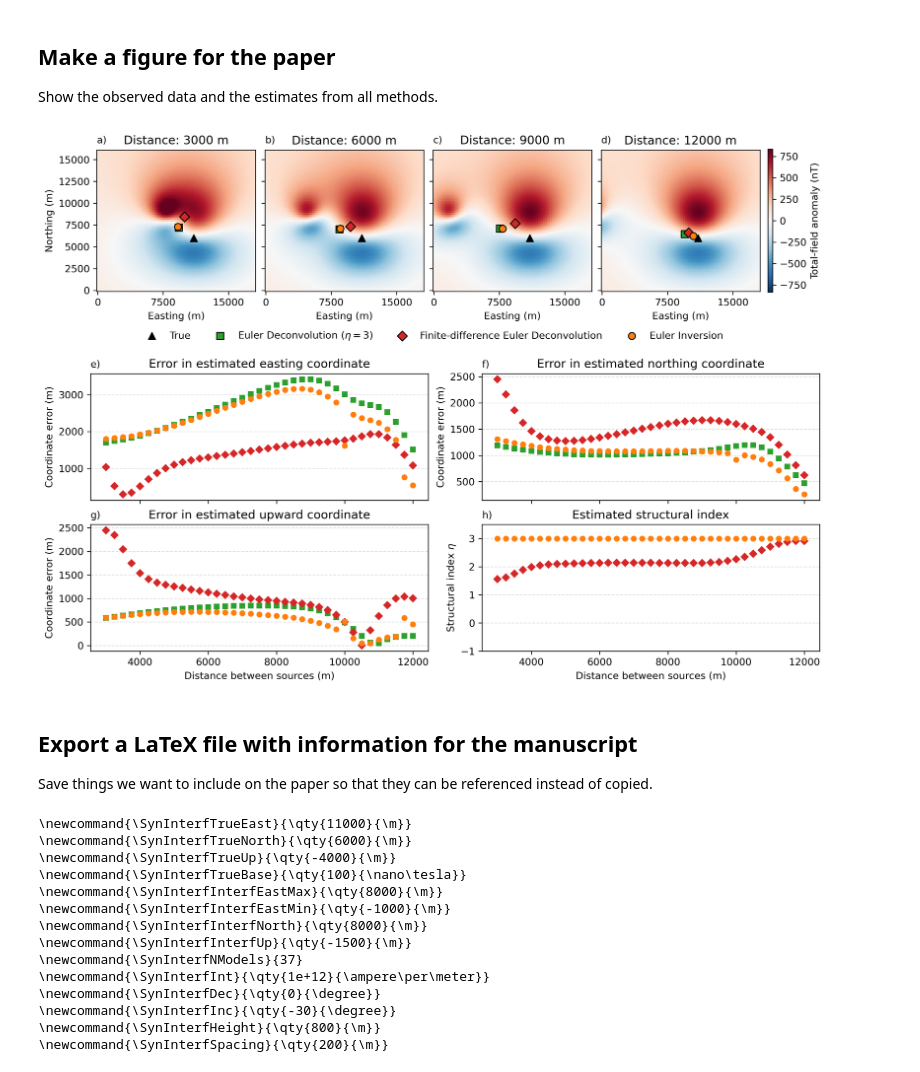
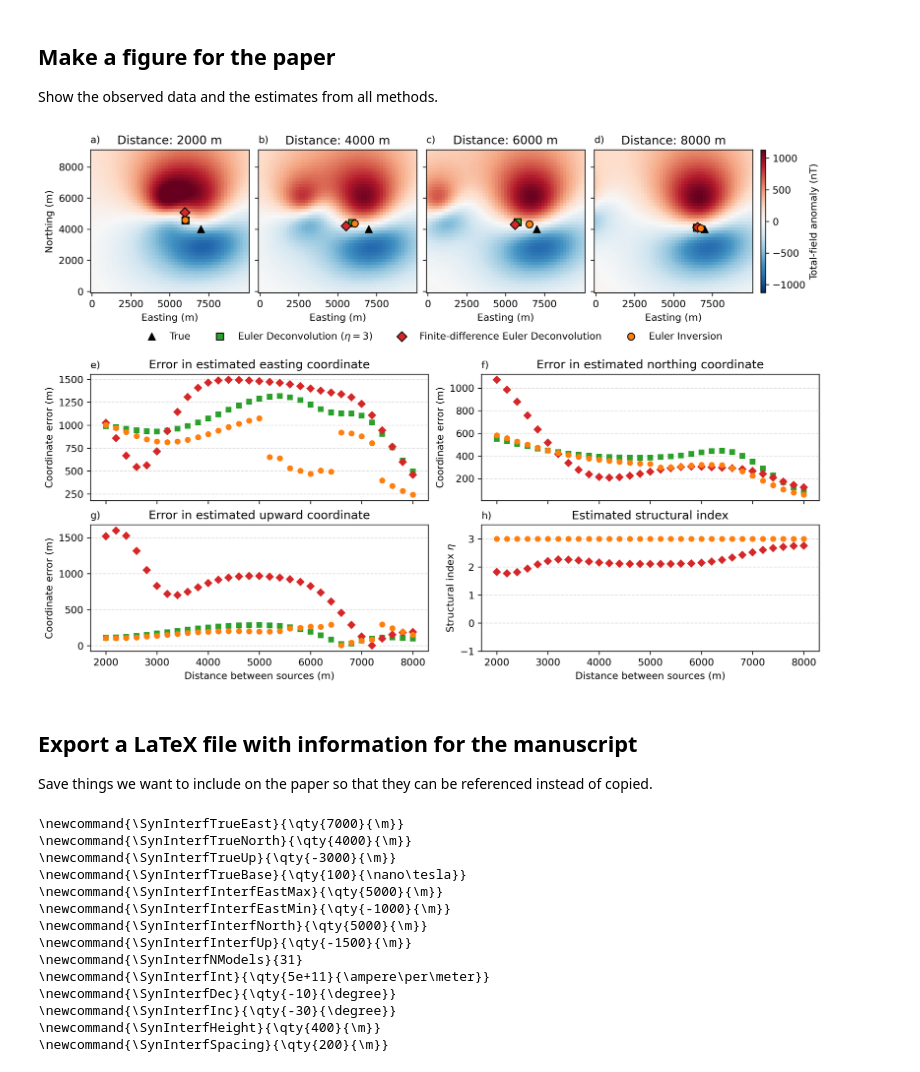
Before and after one commit to compgeolab/euler-inversion, a Jupyter notebook: code/synthetic-interfering-sources.ipynb, the cells around one changed output. Cells and saved outputs as stored; diff of their text form; code cells hidden in the pictures.

Commit message:
Make both interf synthetics more compatible

```diff
--- a/code/synthetic-interfering-sources.ipynb
+++ b/code/synthetic-interfering-sources.ipynb
@@ -19,12 +19,12 @@ warnings.filterwarnings("ignore")
 
 Make a model from a dipole and add a base level. We won't use noise in this example to isolate the effect of interference from the effect of noise.
 # %%
-region = [0, 18e3, 0, 16e3]
-height = 800
+region = [0, 10e3, 0, 9e3]
+height = 400
 spacing = 200
 coordinates = vd.grid_coordinates(region, spacing=spacing, extra_coords=height)
-intensity, inclination, declination = 1e12, -30, 0
-true_coordinates = (11e3, 6e3, -4e3)
+intensity, inclination, declination = 5e11, -30, -10
+true_coordinates = (7e3, 4e3, -3e3)
 magnetic_field = hm.dipole_magnetic(
     coordinates,
     dipoles=true_coordinates,
@@ -54,17 +54,17 @@ Number of data: 7371
 # %% [markdown]
 Make several datasets by adding an interfering source that gets closer and closer to the main source.
 # %%
-eastings = vd.line_coordinates(region[0] - 1e3, true_coordinates[0] - 3e3, spacing=250)
+eastings = vd.line_coordinates(region[0] - 1e3, true_coordinates[0] - 2e3, spacing=200)
 n_datasets = eastings.size
 datasets_raw = []
-interf_north = true_coordinates[1] + 2e3
+interf_north = true_coordinates[1] + 1e3
 interf_up = -1.5e3
 
 for easting in eastings:
     magnetic_field = hm.dipole_magnetic(
         coordinates,
         dipoles=(easting, interf_north, interf_up),
-        magnetic_moments=hm.magnetic_angles_to_vec(8.5e10, inclination, -30),
+        magnetic_moments=hm.magnetic_angles_to_vec(5e10, inclination, -30),
         field="b",
     )
     datasets_raw.append(
@@ -192,7 +192,7 @@ for j, ax, label in zip(datasets_to_plot[::-1], axes.ravel(), "abcd"):
         edgecolors="black",
     )
     ax.set_xlabel("Easting (m)")
-    ax.set_xticks([0, 7500, 15000])
+    ax.set_xticks([0, 2500, 5000, 7500])
 axes[0].set_ylabel("Northing (m)")
 fig.colorbar(tmp, ax=axes[-1], label="Total-field anomaly (nT)", aspect=30, shrink=0.7)
 figures[0].legend(
@@ -249,34 +249,34 @@ for i, (ax, coord_name) in enumerate(zip(axes[:3], ["easting", "northing", "upwa
     )
 
 ax = axes[3]
 ax.set_title("Estimated structural index")
 ax.set_ylabel("Structural index $\\eta$")
 ax.plot(
     source_distance,
     [e.structural_index_ for e in deconvfd],
     marker=marker_fd,
     color=color_fd,
     linestyle="",
     markersize=marker_size,
 )
 ax.plot(
     source_distance,
     [e.structural_index for e in inversion],
     marker=marker_ei,
     color=color_ei,
     linestyle="",
     markersize=marker_size,
 )
 ax.set_ylim(-1, 3.5)
 
 # Save the figure and display the saved figure because savefig and
 # show can sometimes create slightly different figures
 figfile = Path("..") / "paper" / "figures" / "synthetic-interfering-sources.png"
 fig.savefig(figfile, dpi=300, bbox_inches="tight")
 plt.close()
 Image(figfile)
 # %% [output]
-[figure, old version]
+[figure, new version]
 # %% [markdown]
 ## Export a LaTeX file with information for the manuscript
 
@@ -302,17 +302,17 @@ path = Path("..") / "paper" / "variables" / "synthetic-interfering-sources.tex"
 path.write_text(output)
 print(output)
 # %% [output]
-\newcommand{\SynInterfTrueEast}{\qty{11000}{\m}}
-\newcommand{\SynInterfTrueNorth}{\qty{6000}{\m}}
-\newcommand{\SynInterfTrueUp}{\qty{-4000}{\m}}
+\newcommand{\SynInterfTrueEast}{\qty{7000}{\m}}
+\newcommand{\SynInterfTrueNorth}{\qty{4000}{\m}}
+\newcommand{\SynInterfTrueUp}{\qty{-3000}{\m}}
 \newcommand{\SynInterfTrueBase}{\qty{100}{\nano\tesla}}
-\newcommand{\SynInterfInterfEastMax}{\qty{8000}{\m}}
+\newcommand{\SynInterfInterfEastMax}{\qty{5000}{\m}}
 \newcommand{\SynInterfInterfEastMin}{\qty{-1000}{\m}}
-\newcommand{\SynInterfInterfNorth}{\qty{8000}{\m}}
+\newcommand{\SynInterfInterfNorth}{\qty{5000}{\m}}
 \newcommand{\SynInterfInterfUp}{\qty{-1500}{\m}}
-\newcommand{\SynInterfNModels}{37}
-\newcommand{\SynInterfInt}{\qty{1e+12}{\ampere\per\meter}}
-\newcommand{\SynInterfDec}{\qty{0}{\degree}}
+\newcommand{\SynInterfNModels}{31}
+\newcommand{\SynInterfInt}{\qty{5e+11}{\ampere\per\meter}}
+\newcommand{\SynInterfDec}{\qty{-10}{\degree}}
 \newcommand{\SynInterfInc}{\qty{-30}{\degree}}
-\newcommand{\SynInterfHeight}{\qty{800}{\m}}
+\newcommand{\SynInterfHeight}{\qty{400}{\m}}
 \newcommand{\SynInterfSpacing}{\qty{200}{\m}}
```
Also changed, not shown: parts of 2 cells of this notebook, 5 other files.
